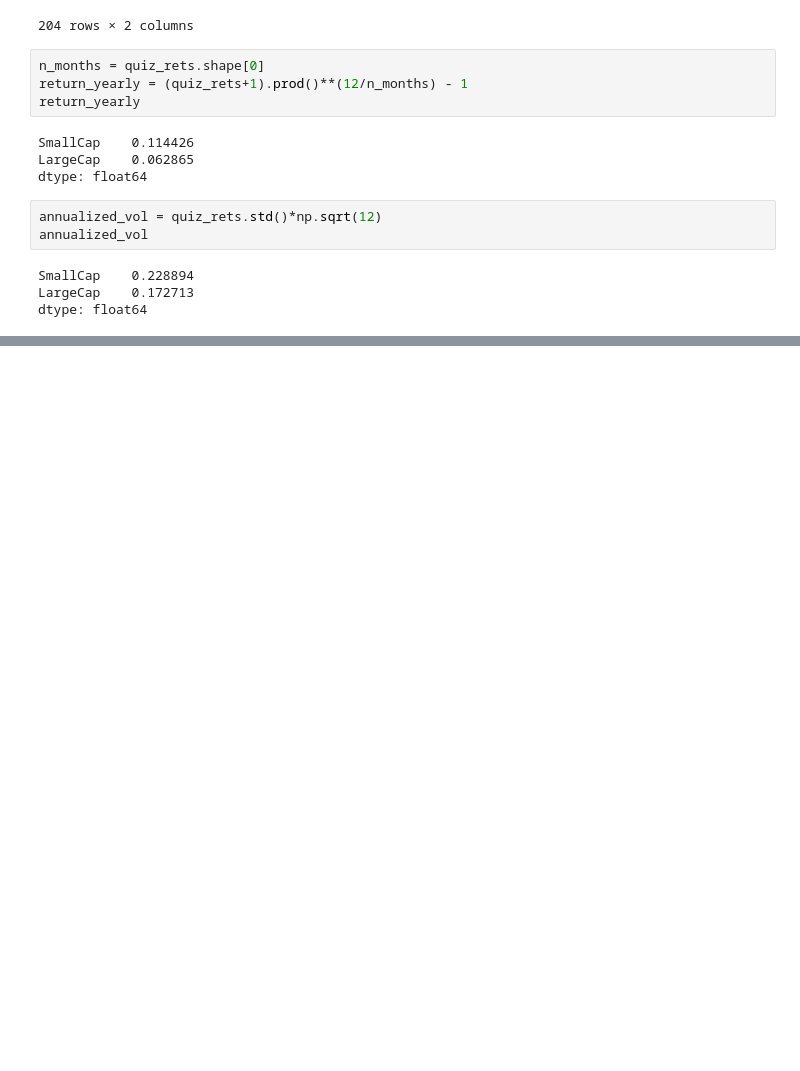
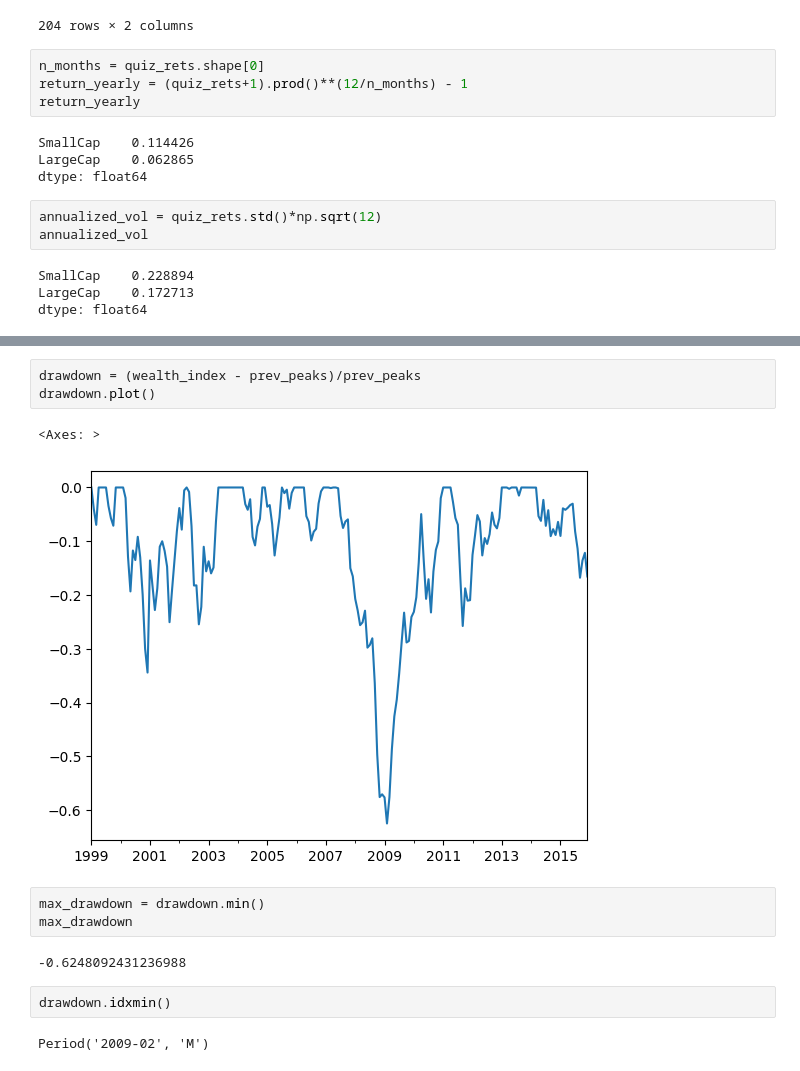
Before and after one commit to tho-hk/edhec-portfolio-construction, a Jupyter notebook: nb/risk_adj_returns.ipynb, the cells around one changed output, grey strips where cells are left out. Saved outputs shown, nothing was run; the diff lists cells and outputs as text; blank space fills up the shorter version.

```diff
--- a/nb/risk_adj_returns.ipynb
+++ b/nb/risk_adj_returns.ipynb
@@ -241,0 +276,15 @@ dtype: float64
+# %%
+drawdown = (wealth_index - prev_peaks)/prev_peaks
+drawdown.plot()
+# %% [output]
+<Axes: >
+[figure, added]
+# %%
+max_drawdown = drawdown.min()
+max_drawdown
+# %% [output]
+-0.6248092431236988
+# %%
+drawdown.idxmin()
+# %% [output]
+Period('2009-02', 'M')
```
Also changed, not shown: parts of 5 cells of this notebook.
